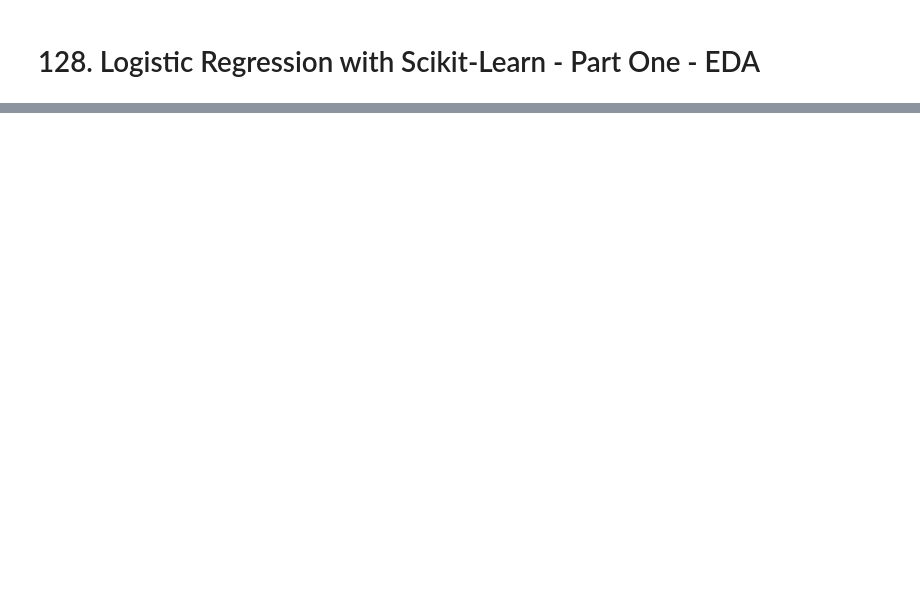
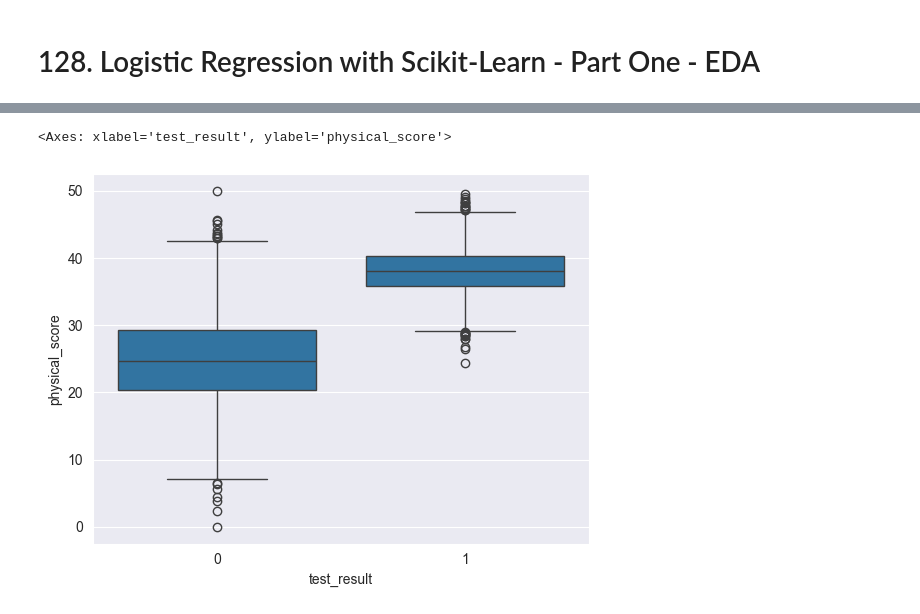
Before and after one commit to ZygimantasB/data_science_ml_learning, a Jupyter notebook: Section 13 Logistic Regression/Remember/remember.ipynb, the cells around one changed output, grey strips where cells are left out. Drawn from its saved outputs; the diff is of its cells as text; code cells hidden in the pictures; blank space fills up the shorter version.

```diff
--- a/Section 13 Logistic Regression/Remember/remember.ipynb
+++ b/Section 13 Logistic Regression/Remember/remember.ipynb
@@ -29,0 +40,5 @@ df
+# %%
+sns.boxplot(data=df, y='physical_score', x='test_result')
+# %% [output]
+<Axes: xlabel='test_result', ylabel='physical_score'>
+[figure, added]
```
Also changed, not shown: parts of 27 cells of this notebook.
